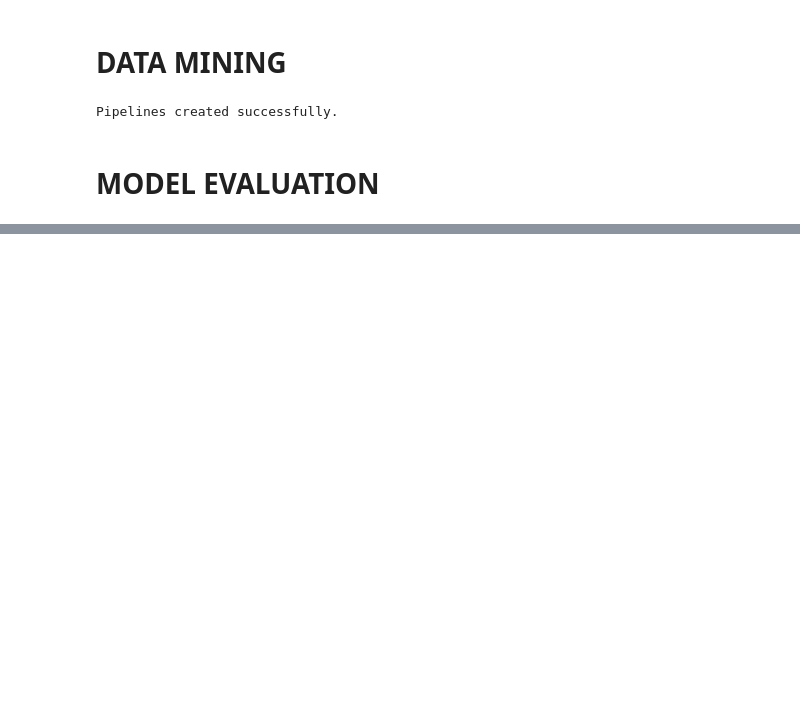
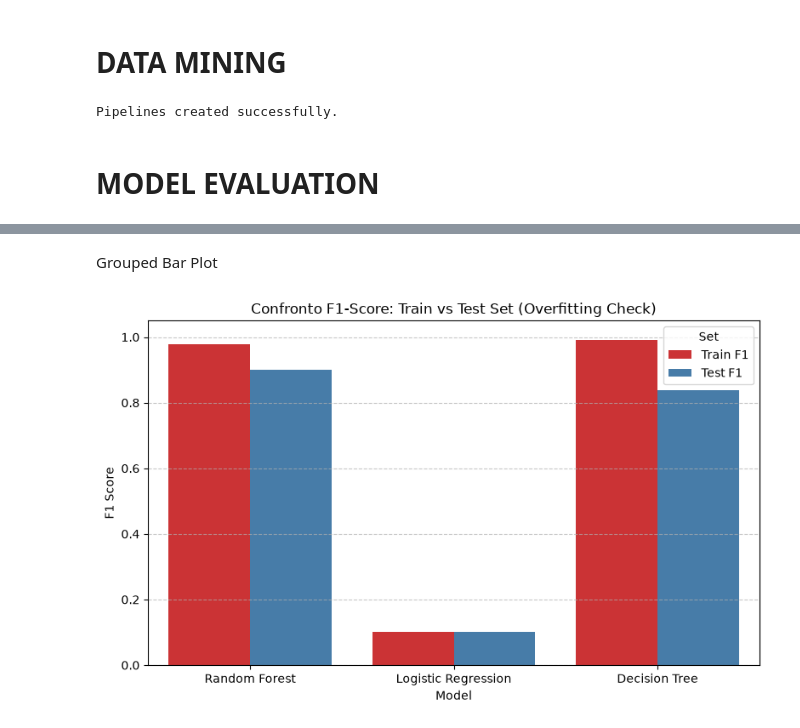
Before and after one commit to andco95/AI4C-25-26, a Jupyter notebook: notebooks/AI4C_Project.ipynb, the cells around one changed output, grey strips where cells are left out. Drawn from its saved outputs; the diff is of its cells as text; code cells hidden in the pictures; blank space fills up the shorter version.

```diff
--- a/notebooks/AI4C_Project.ipynb
+++ b/notebooks/AI4C_Project.ipynb
@@ -512,0 +545,41 @@ Logistic Regression    0.5685 ± 0.0319 0.7669 ± 0.0310   0.6525 ± 0.0282 0.77
+# %% [markdown]
+Grouped Bar Plot
+# %%
+# 1. Divisione Train / Test
+X_train, X_test, y_train, y_test = train_test_split(
+    X, y, test_size=0.2, random_state=42, stratify=y
+)
+
+# 2. Calcolo F1-Score su Train e Test Set
+results = []
+for name, pipeline in models.items():
+  pipeline.fit(X_train, y_train)
+
+  y_train_pred = pipeline.predict(X_train)
+  y_test_pred = pipeline.predict(X_test)
+
+  results.append({
+      'Model': name,
+      'Train F1': f1_score(y_train, y_train_pred, pos_label=1),
+      'Test F1': f1_score(y_test, y_test_pred, pos_label=1),
+  })
+
+df_results = pd.DataFrame(results)
+
+# 3. Trasformazione e Grafico
+df_melted = df_results.melt(
+    id_vars=['Model'],
+    value_vars=['Train F1', 'Test F1'],
+    var_name='Set',
+    value_name='F1 Score',
+)
+
+plt.figure(figsize=(8, 5))
+sns.barplot(x='Model', y='F1 Score', hue='Set', data=df_melted, palette='Set1')
+plt.title('Confronto F1-Score: Train vs Test Set (Overfitting Check)')
+plt.ylim(0, 1.05)
+plt.grid(axis='y', linestyle='--', alpha=0.7)
+plt.tight_layout()
+plt.show()
+# %% [output]
+[figure, added]
```
Also changed, not shown: parts of 9 cells of this notebook.
